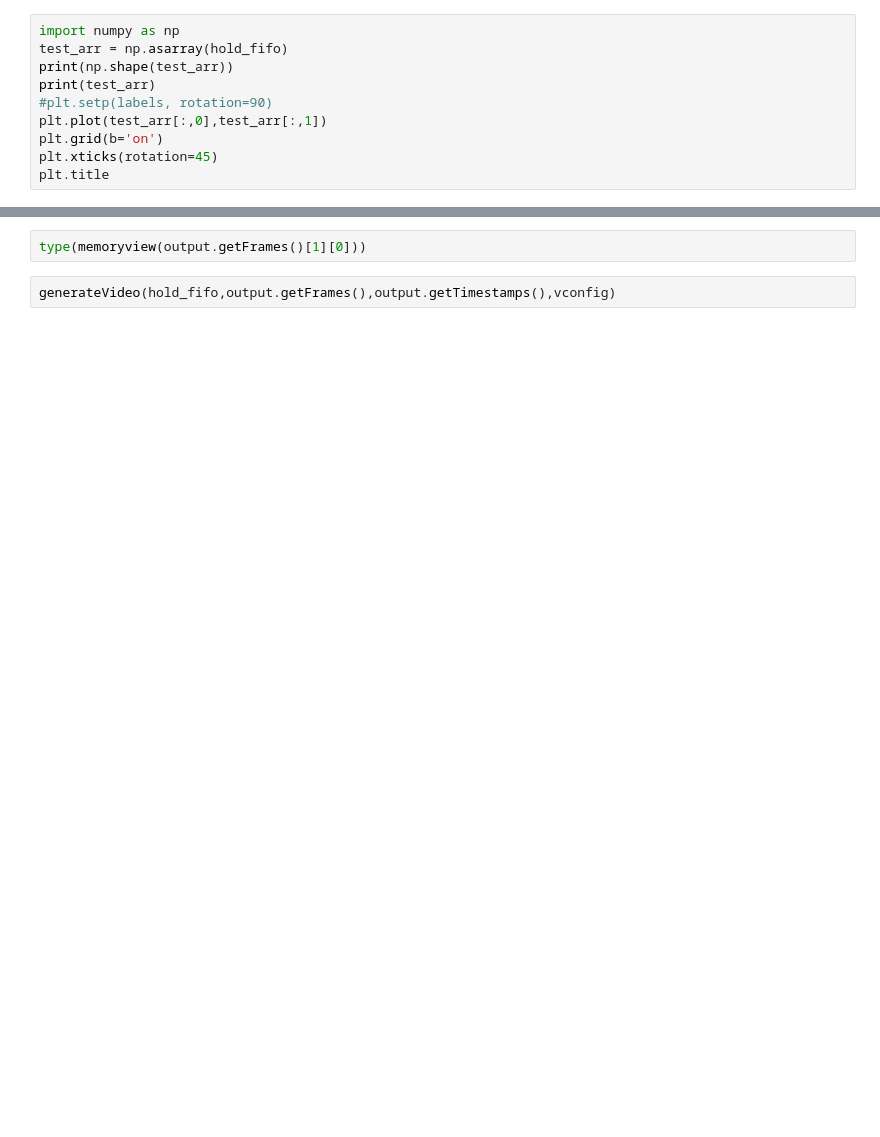
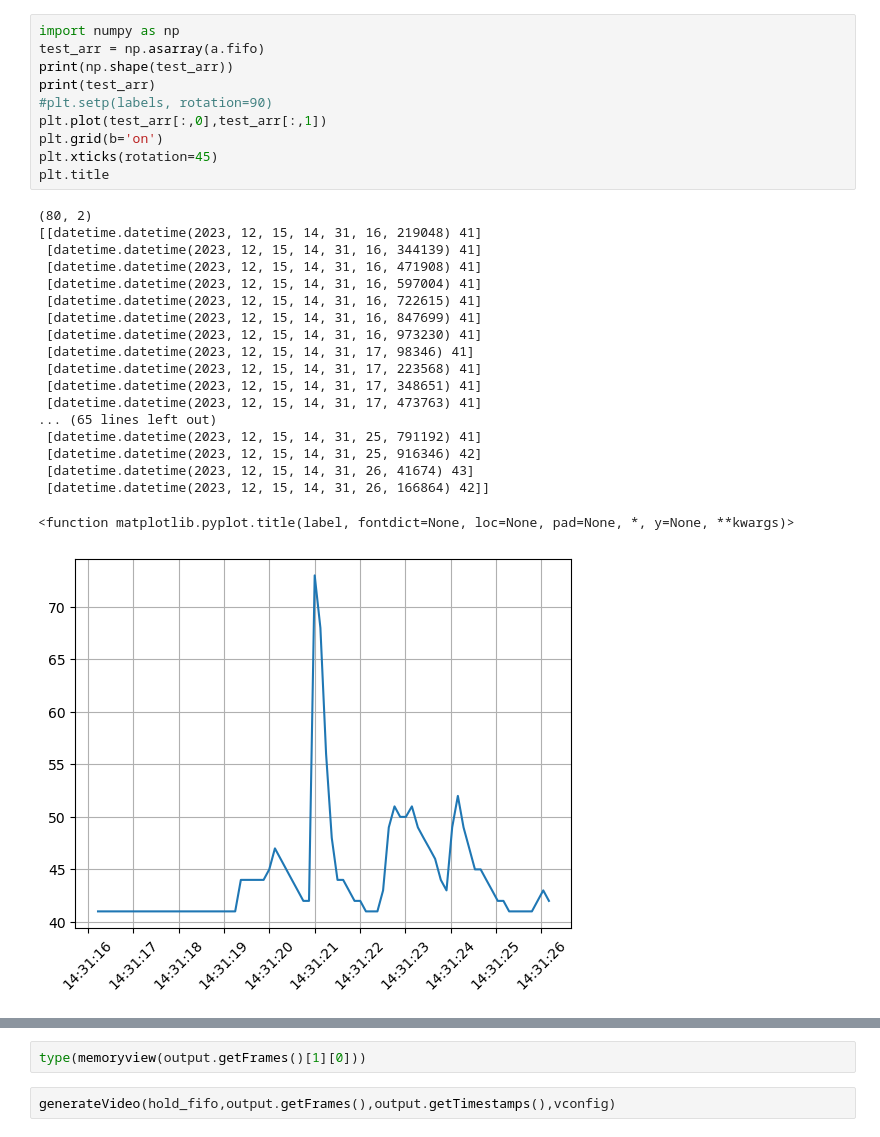
Before and after one commit to faultfactory/video_w_db, a Jupyter notebook: evidence_cap.ipynb, the cells around one changed output, grey strips where cells are left out. Drawn from its saved outputs; the diff is of its cells as text; blank space fills up the shorter version.

```diff
--- a/evidence_cap.ipynb
+++ b/evidence_cap.ipynb
@@ -151,13 +179,33 @@ Unique ID: 0xb571729f
 # %%
 import numpy as np
-test_arr = np.asarray(hold_fifo)
+test_arr = np.asarray(a.fifo)
 print(np.shape(test_arr))
 print(test_arr)
 #plt.setp(labels, rotation=90)
 plt.plot(test_arr[:,0],test_arr[:,1])
 plt.grid(b='on')
 plt.xticks(rotation=45)
 plt.title
+# %% [output]
+(80, 2)
+[[datetime.datetime(2023, 12, 15, 14, 31, 16, 219048) 41]
+ [datetime.datetime(2023, 12, 15, 14, 31, 16, 344139) 41]
+ [datetime.datetime(2023, 12, 15, 14, 31, 16, 471908) 41]
+ [datetime.datetime(2023, 12, 15, 14, 31, 16, 597004) 41]
+ [datetime.datetime(2023, 12, 15, 14, 31, 16, 722615) 41]
+ [datetime.datetime(2023, 12, 15, 14, 31, 16, 847699) 41]
+ [datetime.datetime(2023, 12, 15, 14, 31, 16, 973230) 41]
+ [datetime.datetime(2023, 12, 15, 14, 31, 17, 98346) 41]
+ [datetime.datetime(2023, 12, 15, 14, 31, 17, 223568) 41]
+ [datetime.datetime(2023, 12, 15, 14, 31, 17, 348651) 41]
+ [datetime.datetime(2023, 12, 15, 14, 31, 17, 473763) 41]
+... (65 lines left out)
+ [datetime.datetime(2023, 12, 15, 14, 31, 25, 791192) 41]
+ [datetime.datetime(2023, 12, 15, 14, 31, 25, 916346) 42]
+ [datetime.datetime(2023, 12, 15, 14, 31, 26, 41674) 43]
+ [datetime.datetime(2023, 12, 15, 14, 31, 26, 166864) 42]]
+<function matplotlib.pyplot.title(label, fontdict=None, loc=None, pad=None, *, y=None, **kwargs)>
+[figure, added]
 # %%
 d_out = output.getFrames()
 a = d_out.popleft()
```
Also changed, not shown: parts of 7 cells of this notebook, 3 other files.
